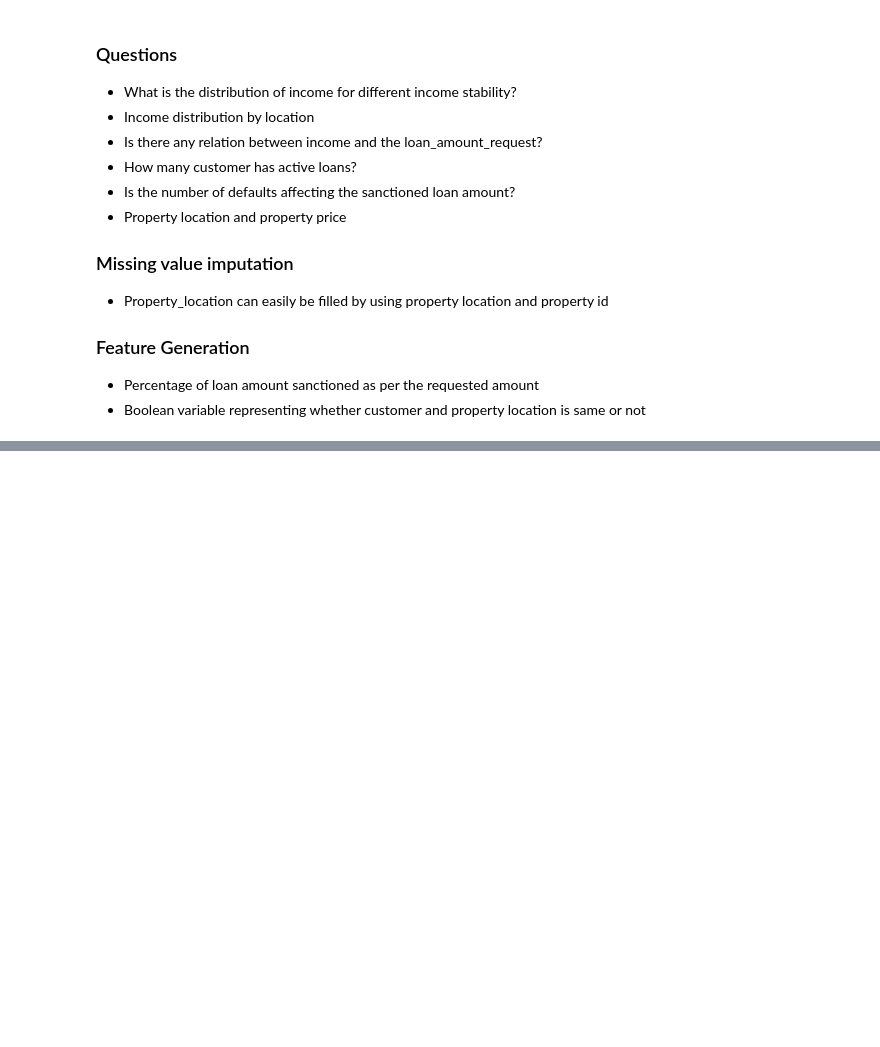
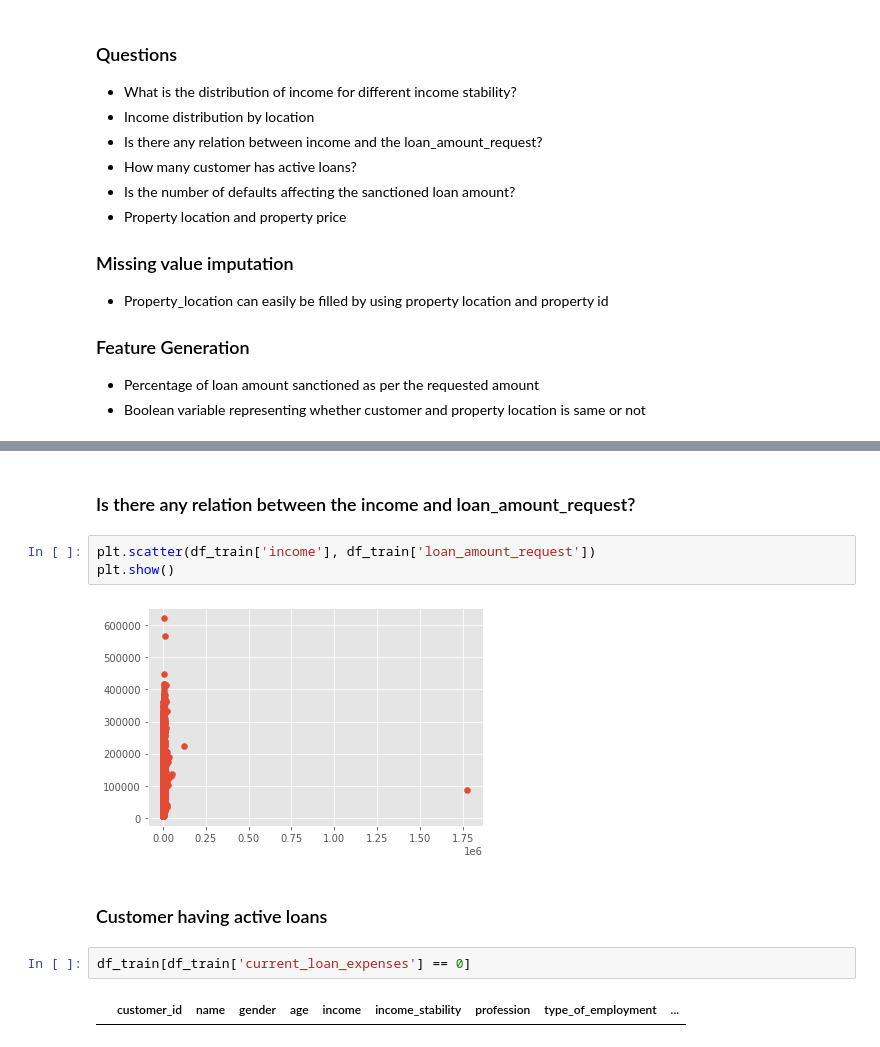
Before and after one commit to sank3t/Loan-Sanction-Amount, a Jupyter notebook: EDA.ipynb, the cells around one changed output, grey strips where cells are left out. Cells and saved outputs as stored; diff of their text form; blank space fills up the shorter version.

```diff
--- a/EDA.ipynb
+++ b/EDA.ipynb
@@ -149,0 +186,13 @@ df_train[['loan_sanction_amount']].describe()
+# %% [markdown]
+### Is there any relation between the income and loan_amount_request?
+# %%
+plt.scatter(df_train['income'], df_train['loan_amount_request'])
+plt.show()
+# %% [output]
+[figure, added]
+# %% [markdown]
+### Customer having active loans
+# %%
+df_train[df_train['current_loan_expenses'] == 0]
+# %% [output]
+|  | customer_id | name | gender | age | income | income_stability | profession | type_of_employment | ... |
```
Also changed, not shown: parts of 15 cells of this notebook.
